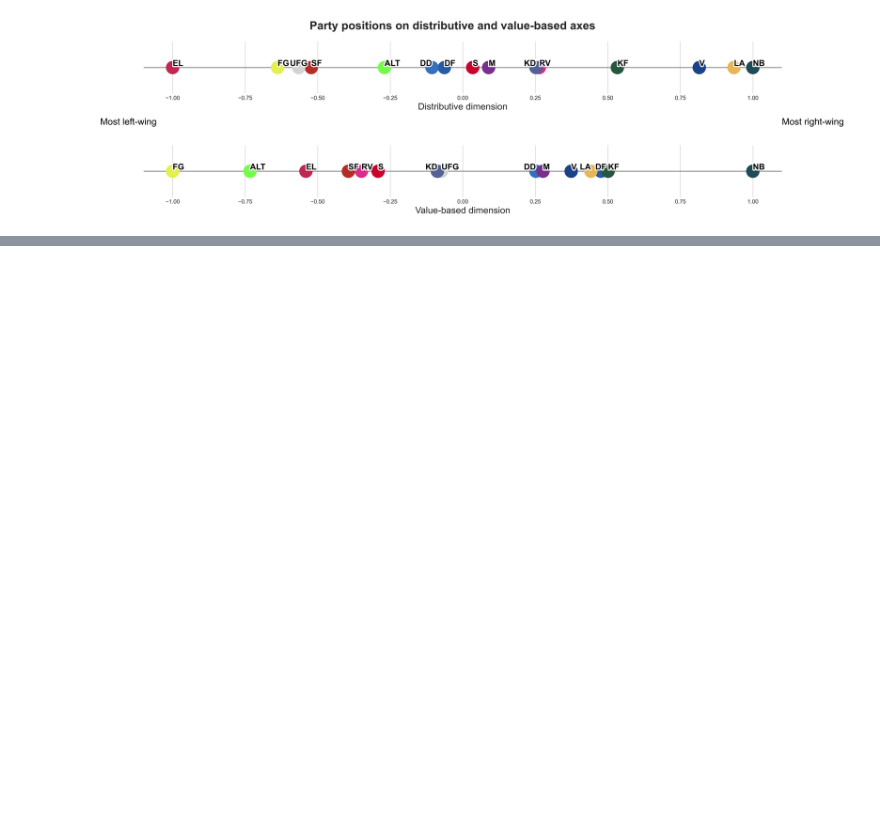
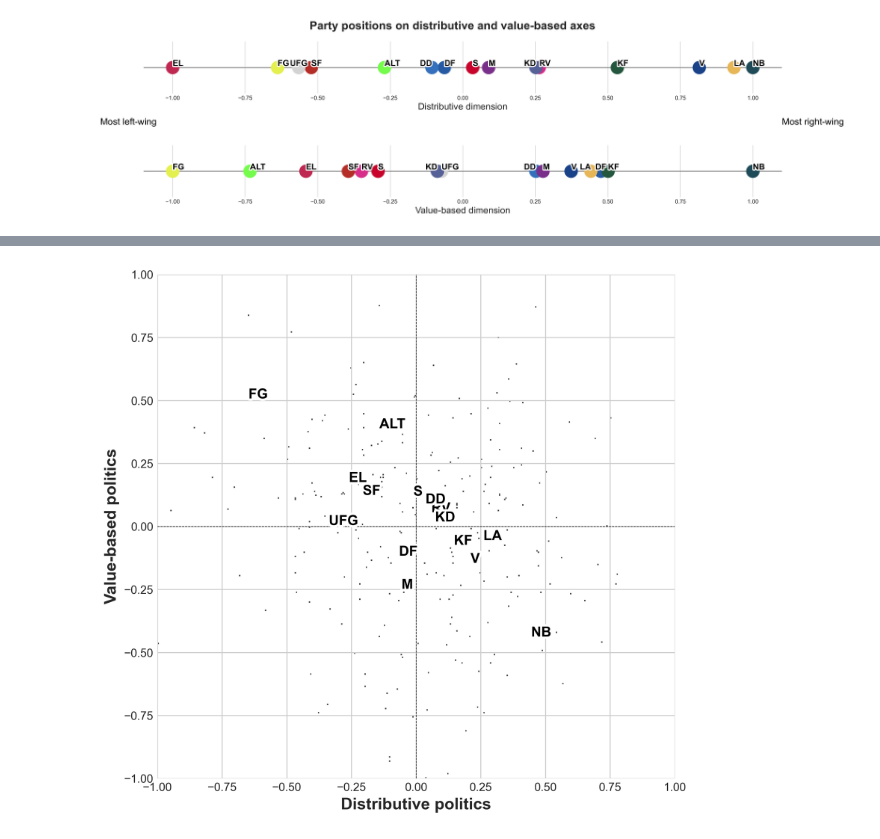
Before and after one commit to paride92/GeneralisedPoliticalScaling, a Jupyter notebook: project_ideology.ipynb, the cells around one changed output, grey strips where cells are left out. Drawn from its saved outputs; the diff is of its cells as text; code cells hidden in the pictures; blank space fills up the shorter version.

```diff
--- a/project_ideology.ipynb
+++ b/project_ideology.ipynb
@@ -727,0 +691,65 @@ plt.show()
+# %%
+# assume we have a matrix of word and document vectors called `embedding_matrix`
+# with shape (num_documents, embedding_dimension)
+embedding_matrix = pol2vec_model.document_vectors
+
+# assume we have three subdimension vectors called `v1`, `v2`, and `v3`
+# with shape (embedding_dimension,)
+
+# create a matrix called `projection_matrix` with shape (embedding_dimension, 3)
+# that has the three subdimension vectors as columns
+projection_matrix = np.stack((distrib_axis, value_axis), axis=1)
+
+# project the document vectors onto the subspace described by the three
+# subdimension vectors by multiplying the embedding matrix by the projection
+# matrix
+# the resulting matrix will have shape (num_documents, 3)
+projected_matrix = embedding_matrix.dot(projection_matrix)
+
+# The resulting projected_matrix will be a matrix with shape (num_documents, 3)
+# that represents the document vectors projected onto the subspace described by
+# the three "special" vectors. Each row of the matrix corresponds to a document,
+# and the three columns correspond to the three sub-dimensions of populism
+import matplotlib.pyplot as plt
+plt.style.use('seaborn-whitegrid')
+#from mpl_toolkits.mplot3d import Axes3D
+
+# Assume you have a matrix of politician embeddings in the populism subspace,
+# where each row represents an embedding and each column represents a subdimension.
+embeddings = projected_matrix
+
+normalised_emb = 2*(embeddings - np.min(embeddings, axis=0)) / np.ptp(embeddings, axis=0) - 1
+
+# Initialize the plot and set the axis labels
+fig = plt.figure(figsize=(8,8))
+ax = fig.add_subplot(111) #, projection='3d'
+ax.set_xlabel('Distributive politics', size = 14, weight = 'bold')
+ax.set_ylabel('Value-based politics', size = 14, weight = 'bold')
+#ax.set_zlabel('Moralised politics')
+
+# Create a scatter plot of the politician embeddings
+xs = normalised_emb[:,0]
+ys = normalised_emb[:,1]
+#zs = embeddings[:,2]
+
+ax.scatter(xs, ys, s=50, alpha=0.75, color=combined_hover['color'][:237]) #, zs
+
+# add labels at median of each party
+for party in party_labels['party']:
+    party_emb = normalised_emb[combined_hover['party'][:237] == party]
+    party_xs = party_emb[:,0]
+    party_ys = party_emb[:,1]
+    ax.text(np.median(party_xs), np.median(party_ys), party, size=12, color='black', weight = 'bold', path_effects=[pe.withStroke(linewidth=4, foreground='white')])
+
+
+# add vline to plot
+ax.axvline(x=0, color='black', linestyle='--', linewidth=0.5)
+ax.axhline(y=-0, color='black', linestyle='--', linewidth=0.5)
+
+for spine in ax.spines.values():
+    spine.set_visible(False)
+
+# Show the plot
+plt.show()
+# %% [output]
+[figure, added]
```
Also changed, not shown: parts of 5 cells of this notebook, 2 other files.
